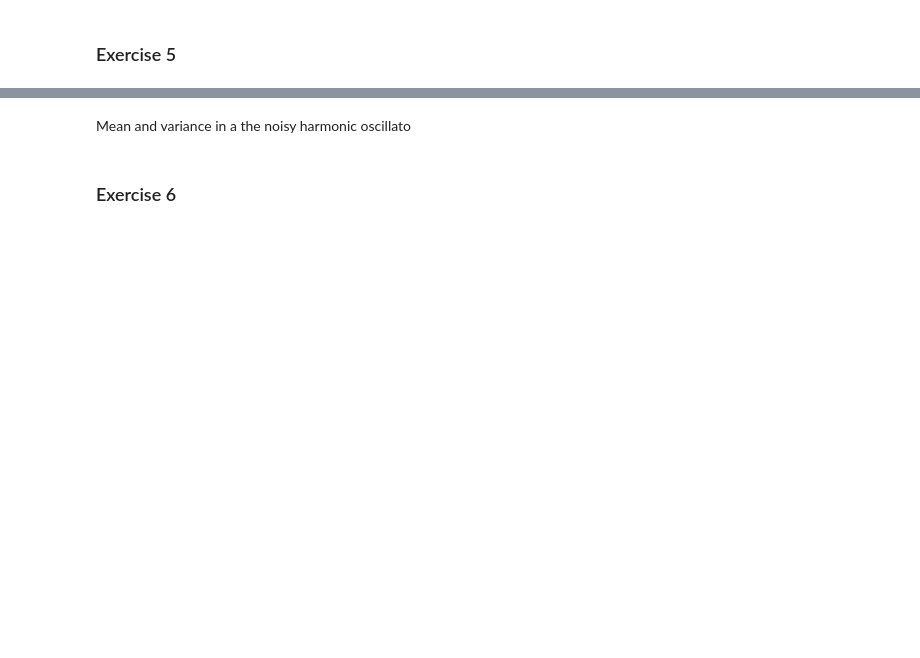
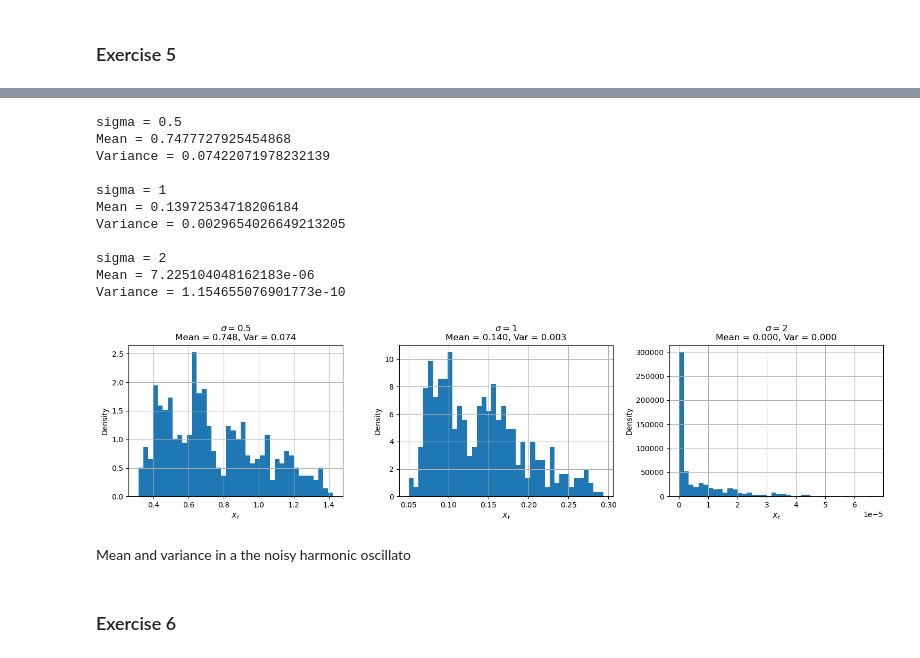
Before and after one commit to muhammadhussain-ops/02425-Diffusions-and-stochastic-differential-equations, a Jupyter notebook: WEEK6.ipynb, the cells around one changed output, grey strips where cells are left out. Drawn from its saved outputs; the diff is of its cells as text; code cells hidden in the pictures; blank space fills up the shorter version.

```diff
--- a/WEEK6.ipynb
+++ b/WEEK6.ipynb
@@ -397,3 +416,77 @@ Variance of Y: 0.011359966934636284
+# %%
+lmda = 1/2
+chsi = 2
+
+T = 10
+dt = 0.01
+x = 0.1
+
+partition = np.linspace(0, T, int(T/dt))
+
+sigmas = [0.5, 1, 2]
+
+
+def eulersumL(f, g, T, dt, x):
+
+    N = int(T/dt)
+    t = np.linspace(0, T, N)
+    X = np.zeros(N)
+    X[0] = x
+
+    Bt = Brownian(partition)
+
+    for i in range(1, N):
+
+        X[i] = X[i-1] + f(X[i-1]) * dt + g(X[i-1]) * (Bt[i] - Bt[i-1])
+
+    return t, X
+
+
+fig, axs = plt.subplots(1, 3, figsize=(15, 4))
+
+for i, sigma in enumerate(sigmas):
+
+    f = lambda x: x * (1 - x)
+    g = lambda x: sigma * x
+
+    t, XL = eulersumL(f, g, T, dt, x)
+
+    XL_stationary = XL[len(XL)//2:]
+
+    mean = np.mean(XL_stationary)
+    variance = np.var(XL_stationary)
+
+    axs[i].hist(XL_stationary, bins=40, density=True)
+
+    axs[i].set_title(
+        rf"$\sigma={sigma}$" + "\n" +
+        rf"Mean = {mean:.3f}, Var = {variance:.3f}"
+    )
+
+    axs[i].set_xlabel(r"$X_t$")
+    axs[i].set_ylabel("Density")
+    axs[i].grid()
+
+    print("sigma =", sigma)
+    print("Mean =", mean)
+    print("Variance =", variance)
+    print()
+
+plt.tight_layout()
+plt.show()
+# %% [output]
+sigma = 0.5
+Mean = 0.7477727925454868
+Variance = 0.07422071978232139
+
+sigma = 1
+Mean = 0.13972534718206184
+Variance = 0.0029654026649213205
+
+sigma = 2
+Mean = 7.225104048162183e-06
+Variance = 1.154655076901773e-10
+[figure, added]
 # %% [markdown]
 Mean and variance in a the noisy harmonic oscillato
 # %% [markdown]
```
Also changed, not shown: parts of 11 cells of this notebook.
